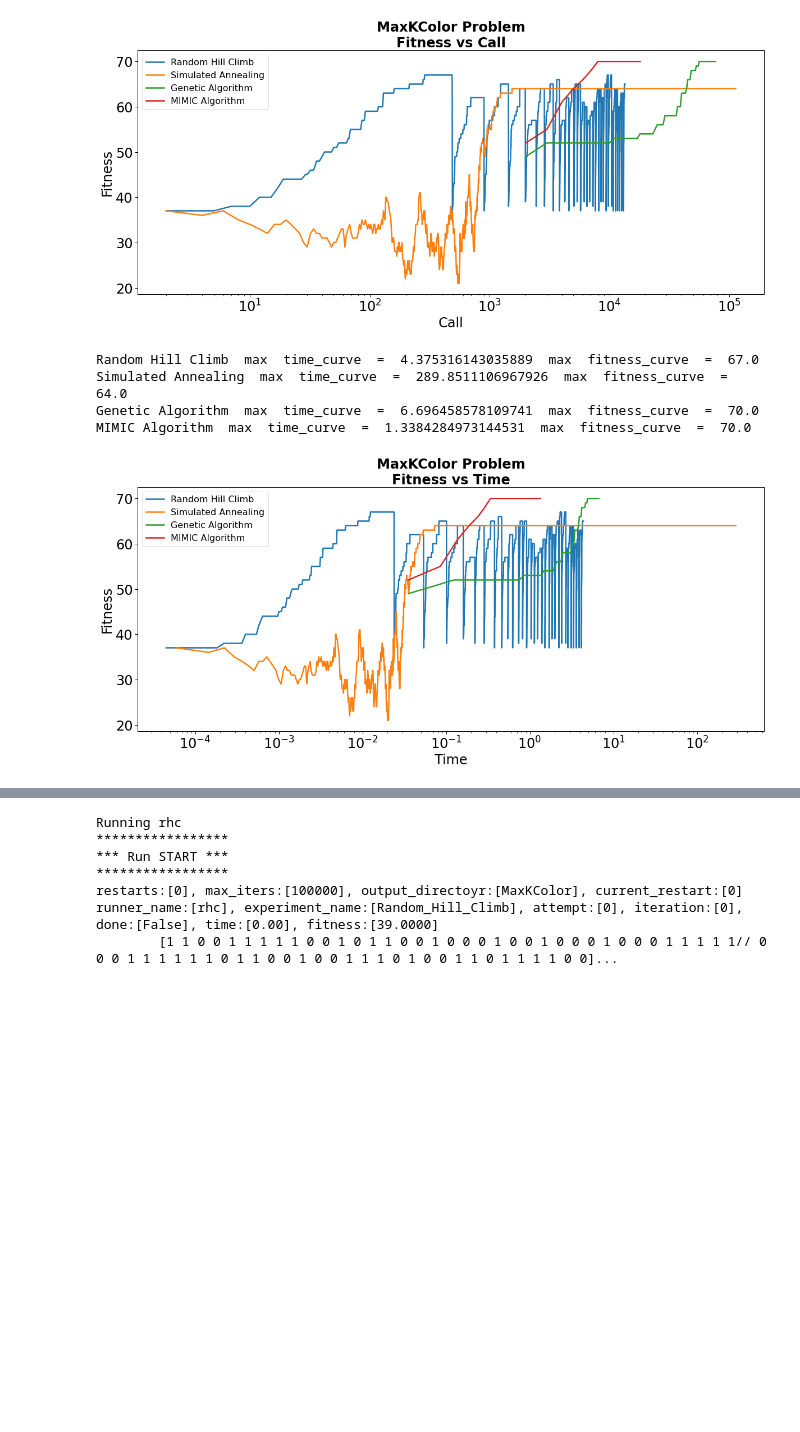
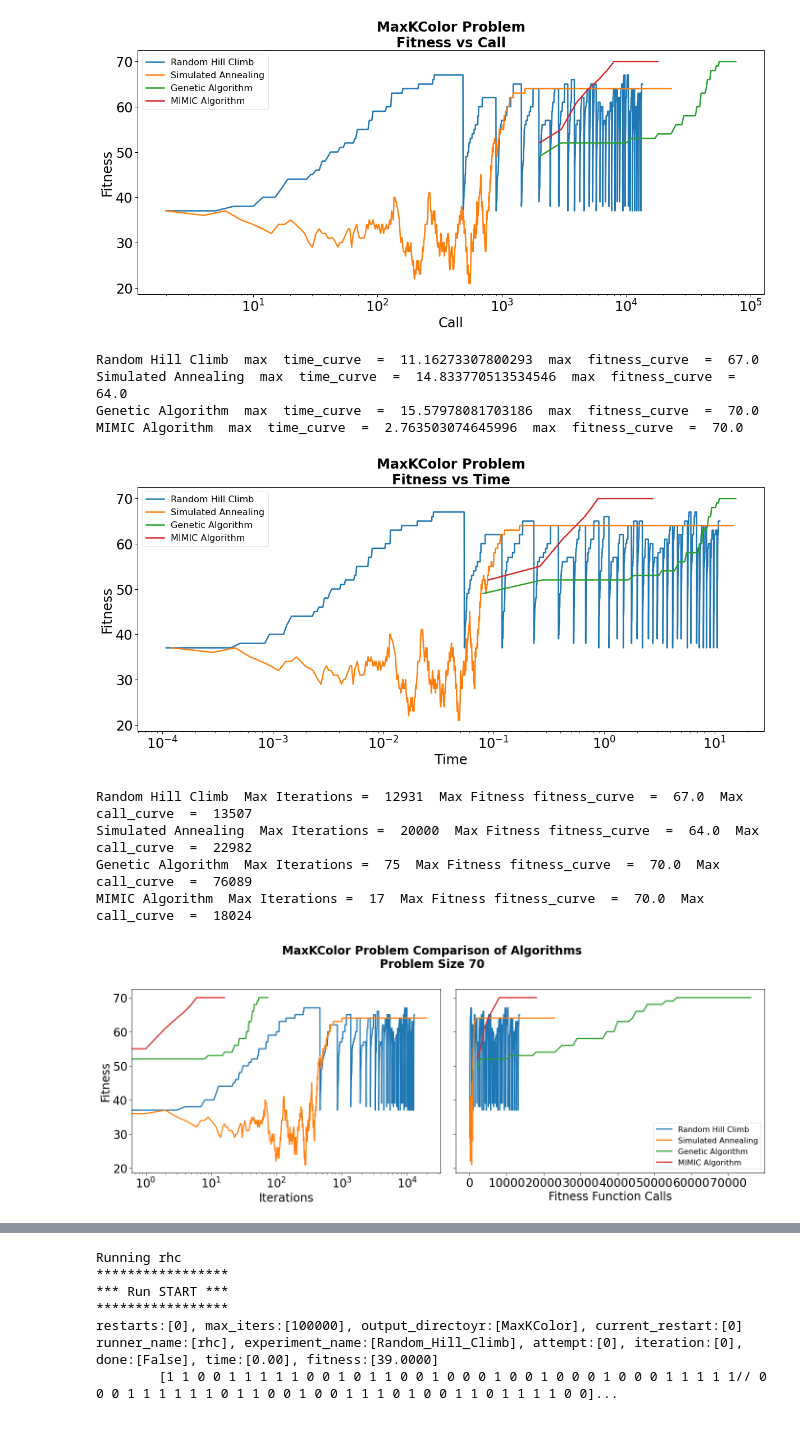
Before and after one commit to Inquisitive-ME/Random-Optimization-Project-Code, a Jupyter notebook: MaxKColor.ipynb, the cells around one changed output, grey strips where cells are left out. Drawn from its saved outputs; the diff is of its cells as text; code cells hidden in the pictures; blank space fills up the shorter version.

```diff
--- a/MaxKColor.ipynb
+++ b/MaxKColor.ipynb
@@ -38,11 +38,11 @@ output_directory = "{}".format(PROBLEM)
 # Tuning parameters based on results in notebook
 rhc_restarts=30
 rhc_max_attempts = 200
-rhc_max_iters = 100000
+rhc_max_iters = 20000
 
 sa_schedule = mlrose.ExpDecay(init_temp=100, exp_const=0.01)
 sa_max_attempts = 200
-sa_max_iters = 100000
+sa_max_iters = 20000
 
 # Good
 ga_pop_size=1000
@@ -221,6 +221,9 @@ for r,l in zip(results, labels):
 common.plot_for_problem_size(results, labels, PROBLEM, y="fitness_curve", problem_size=problem_size, log_x=True)
 common.plot_for_problem_size(results, labels, PROBLEM, x="call_curve", y="fitness_curve", problem_size=problem_size, log_x=True)
 common.plot_for_problem_size(results, labels, PROBLEM, x="time_curve", y="fitness_curve", problem_size=problem_size, log_x=True)
+
+common.plot_for_problem_size_all(results, labels, PROBLEM, problem_size=problem_size)
+common.plot_for_problem_size_all(results, labels, PROBLEM, problem_size=problem_size, x="time_curve", log_x=[True, True])
 # %% [output]
 Random Hill Climb best fitness = 67.0
 Simulated Annealing best fitness = 64.0
@@ -236,8 +239,13 @@ Simulated Annealing  max  call_curve  =  113238  max  fitness_curve  =  64.0
 Genetic Algorithm  max  call_curve  =  76089  max  fitness_curve  =  70.0
 MIMIC Algorithm  max  call_curve  =  18024  max  fitness_curve  =  70.0
-[figure, old version]
+[figure, new version]
-Random Hill Climb  max  time_curve  =  4.375316143035889  max  fitness_curve  =  67.0
-Simulated Annealing  max  time_curve  =  289.8511106967926  max  fitness_curve  =  64.0
-Genetic Algorithm  max  time_curve  =  6.696458578109741  max  fitness_curve  =  70.0
-MIMIC Algorithm  max  time_curve  =  1.3384284973144531  max  fitness_curve  =  70.0
+Random Hill Climb  max  time_curve  =  11.16273307800293  max  fitness_curve  =  67.0
+Simulated Annealing  max  time_curve  =  14.833770513534546  max  fitness_curve  =  64.0
+Genetic Algorithm  max  time_curve  =  15.57978081703186  max  fitness_curve  =  70.0
+MIMIC Algorithm  max  time_curve  =  2.763503074645996  max  fitness_curve  =  70.0
-[figure, old version]
+[figure, new version]
+Random Hill Climb  Max Iterations =  12931  Max Fitness fitness_curve  =  67.0  Max  call_curve  =  13507
+Simulated Annealing  Max Iterations =  20000  Max Fitness fitness_curve  =  64.0  Max  call_curve  =  22982
+Genetic Algorithm  Max Iterations =  75  Max Fitness fitness_curve  =  70.0  Max  call_curve  =  76089
+MIMIC Algorithm  Max Iterations =  17  Max Fitness fitness_curve  =  70.0  Max  call_curve  =  18024
+[figure, added]
```
Also changed, not shown: parts of 2 cells of this notebook, 2 other files.
